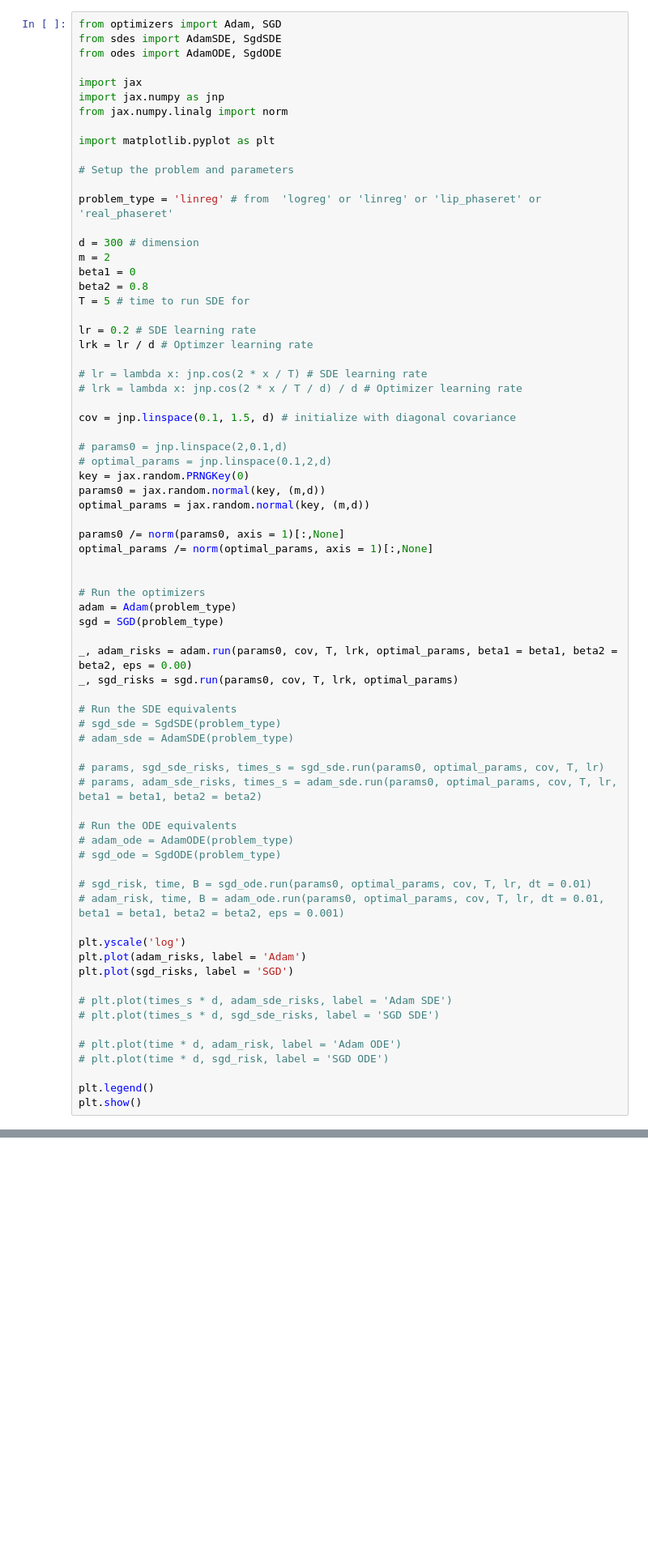
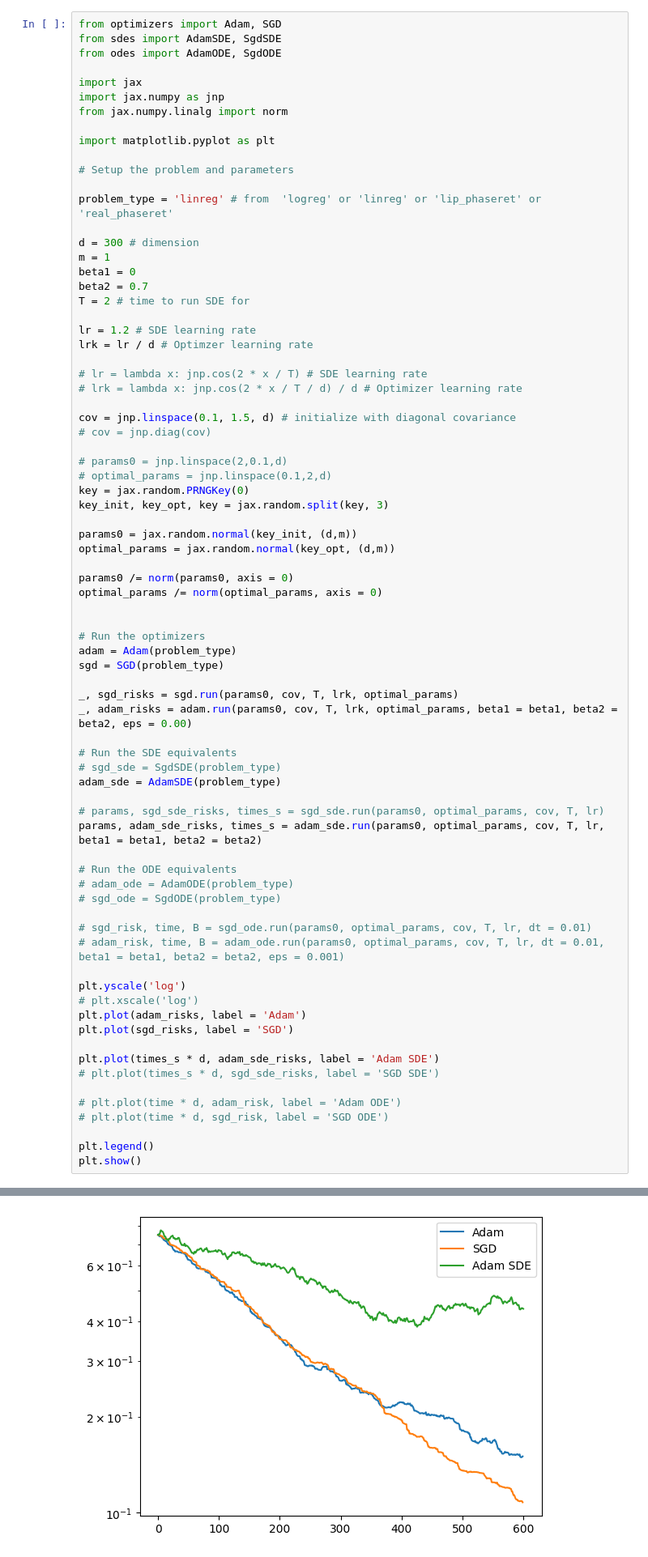
Before and after one commit to nmarzz/adam, a Jupyter notebook: multi/demo.ipynb, the cells around one changed output, grey strips where cells are left out. Shown at 81% size. Drawn from its saved outputs; the diff is of its cells as text; blank space fills up the shorter version.

```diff
--- a/multi/demo.ipynb
+++ b/multi/demo.ipynb
@@ -14,42 +14,45 @@ import matplotlib.pyplot as plt
 problem_type = 'linreg' # from  'logreg' or 'linreg' or 'lip_phaseret' or 'real_phaseret'
 
 d = 300 # dimension
-m = 2
+m = 1
 beta1 = 0
-beta2 = 0.8
-T = 5 # time to run SDE for
+beta2 = 0.7
+T = 2 # time to run SDE for
 
-lr = 0.2 # SDE learning rate
+lr = 1.2 # SDE learning rate
 lrk = lr / d # Optimzer learning rate
 
 # lr = lambda x: jnp.cos(2 * x / T) # SDE learning rate
 # lrk = lambda x: jnp.cos(2 * x / T / d) / d # Optimizer learning rate
 
 cov = jnp.linspace(0.1, 1.5, d) # initialize with diagonal covariance
+# cov = jnp.diag(cov)
 
 # params0 = jnp.linspace(2,0.1,d)
 # optimal_params = jnp.linspace(0.1,2,d)
 key = jax.random.PRNGKey(0)
-params0 = jax.random.normal(key, (m,d))
-optimal_params = jax.random.normal(key, (m,d))
+key_init, key_opt, key = jax.random.split(key, 3)
 
-params0 /= norm(params0, axis = 1)[:,None]
-optimal_params /= norm(optimal_params, axis = 1)[:,None]
+params0 = jax.random.normal(key_init, (d,m))
+optimal_params = jax.random.normal(key_opt, (d,m))
+
+params0 /= norm(params0, axis = 0)
+optimal_params /= norm(optimal_params, axis = 0)
 
 
 # Run the optimizers
 adam = Adam(problem_type)
 sgd = SGD(problem_type)
 
+_, sgd_risks = sgd.run(params0, cov, T, lrk, optimal_params)
 _, adam_risks = adam.run(params0, cov, T, lrk, optimal_params, beta1 = beta1, beta2 = beta2, eps = 0.00)
-_, sgd_risks = sgd.run(params0, cov, T, lrk, optimal_params)
 
 # Run the SDE equivalents
 # sgd_sde = SgdSDE(problem_type)
-# adam_sde = AdamSDE(problem_type)
+adam_sde = AdamSDE(problem_type)
 
 # params, sgd_sde_risks, times_s = sgd_sde.run(params0, optimal_params, cov, T, lr)
-# params, adam_sde_risks, times_s = adam_sde.run(params0, optimal_params, cov, T, lr, beta1 = beta1, beta2 = beta2)
+params, adam_sde_risks, times_s = adam_sde.run(params0, optimal_params, cov, T, lr, beta1 = beta1, beta2 = beta2)
 
 # Run the ODE equivalents
 # adam_ode = AdamODE(problem_type)
@@ -59,10 +62,11 @@ _, sgd_risks = sgd.run(params0, cov, T, lrk, optimal_params)
 # adam_risk, time, B = adam_ode.run(params0, optimal_params, cov, T, lr, dt = 0.01, beta1 = beta1, beta2 = beta2, eps = 0.001)
 
 plt.yscale('log')
+# plt.xscale('log')
 plt.plot(adam_risks, label = 'Adam')
 plt.plot(sgd_risks, label = 'SGD')
 
-# plt.plot(times_s * d, adam_sde_risks, label = 'Adam SDE')
+plt.plot(times_s * d, adam_sde_risks, label = 'Adam SDE')
 # plt.plot(times_s * d, sgd_sde_risks, label = 'SGD SDE')
 
 # plt.plot(time * d, adam_risk, label = 'Adam ODE')
@@ -74,0 +78 @@ TypeError: dot_general requires contracting dimensions to have the same shape, g
+[figure, added]
```
Also changed, not shown: parts of 11 cells of this notebook, 4 other files.
